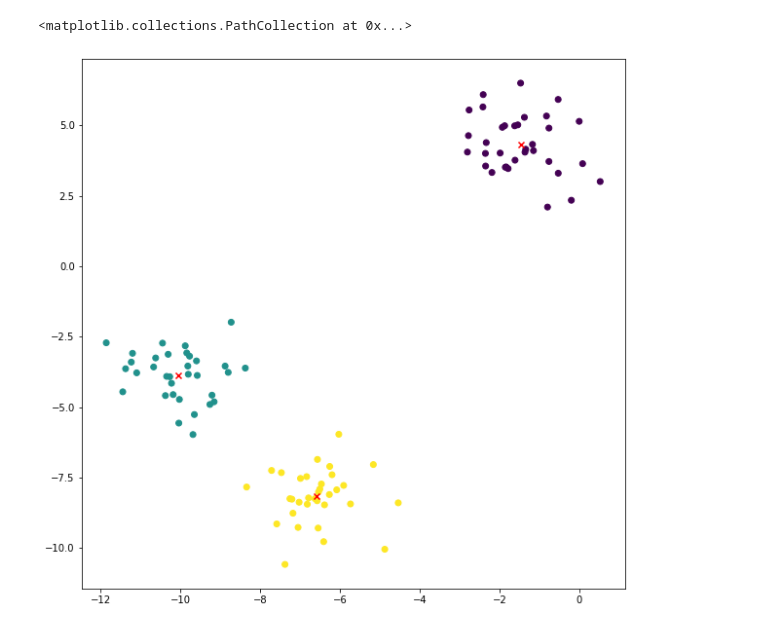
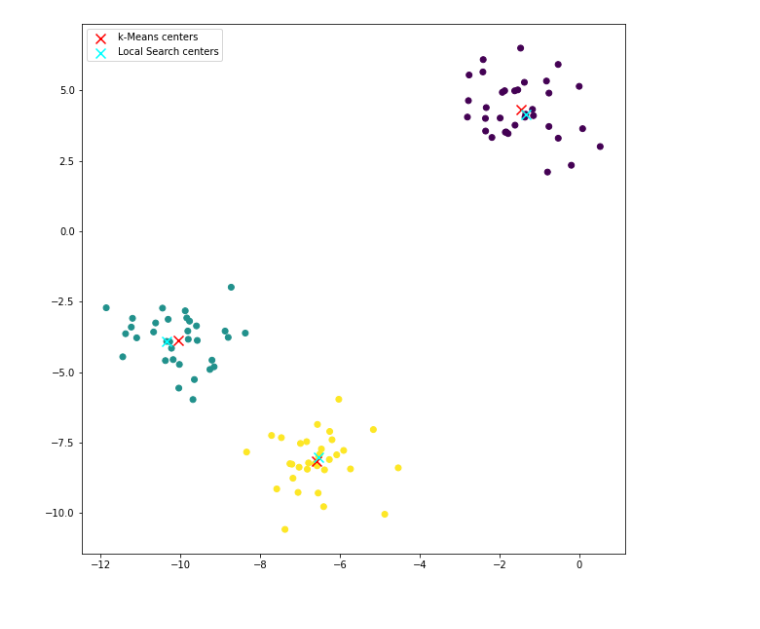
Before and after one commit to sheikhomar/k-means-plus-plus, a Jupyter notebook: notebooks/01-data-generator.ipynb, the cells around one changed output. Drawn from its saved outputs; the diff is of its cells as text; code cells hidden in the pictures.

Commit message:
Plot centers by k-Means and Local Search.

```diff
--- a/notebooks/01-data-generator.ipynb
+++ b/notebooks/01-data-generator.ipynb
@@ -33,15 +33,22 @@ blaze::DynamicMatrix<float> data{
 
 }
 # %%
-centroids = np.array([
+centroidsKMeans = np.array([
       [ -10.0494,     -3.85954],
       [ -1.47108,      4.33722],
       [ -6.58197,     -8.17239],
 ])
+
+centroidsLocalSearch = np.array([
+    (     -1.34052,      4.15712 ),
+    (     -6.53542,     -8.01553 ),
+    (     -10.3416,     -3.90975 ),
+])
 # %%
 fig, ax = plt.subplots(figsize=(10, 10))
 ax.scatter(data[:,0], data[:,1], c=labels)
-ax.scatter(centroids[:,0], centroids[:,1], marker='x', color='red')
+ax.scatter(centroidsKMeans[:,0], centroidsKMeans[:,1], marker='x', color='red', s=100, label="k-Means centers")
+ax.scatter(centroidsLocalSearch[:,0], centroidsLocalSearch[:,1], marker='x', color='#00ffff', s=100, label='Local Search centers')
+ax.legend();
 # %% [output]
-<matplotlib.collections.PathCollection at 0x...>
-[figure, old version]
+[figure, new version]
```
